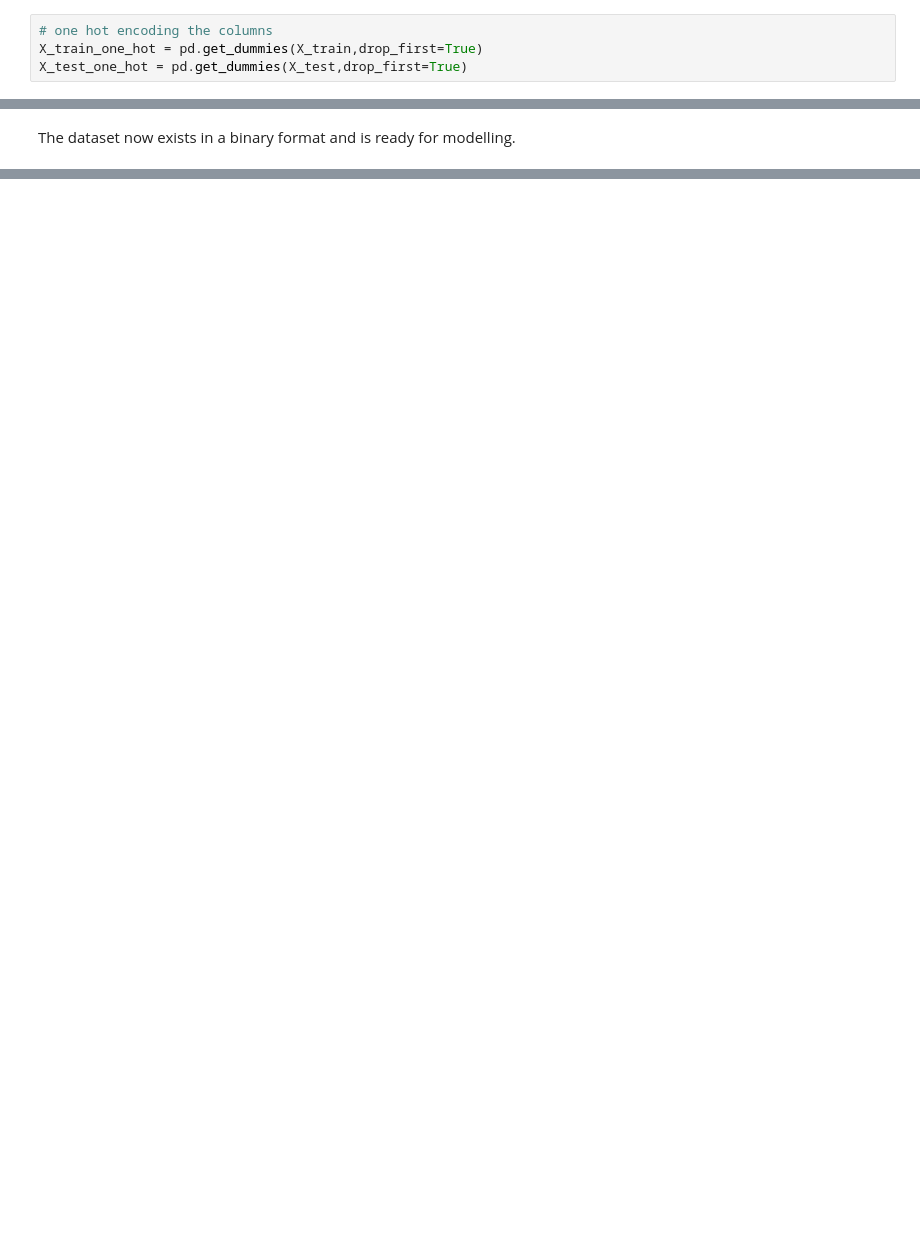
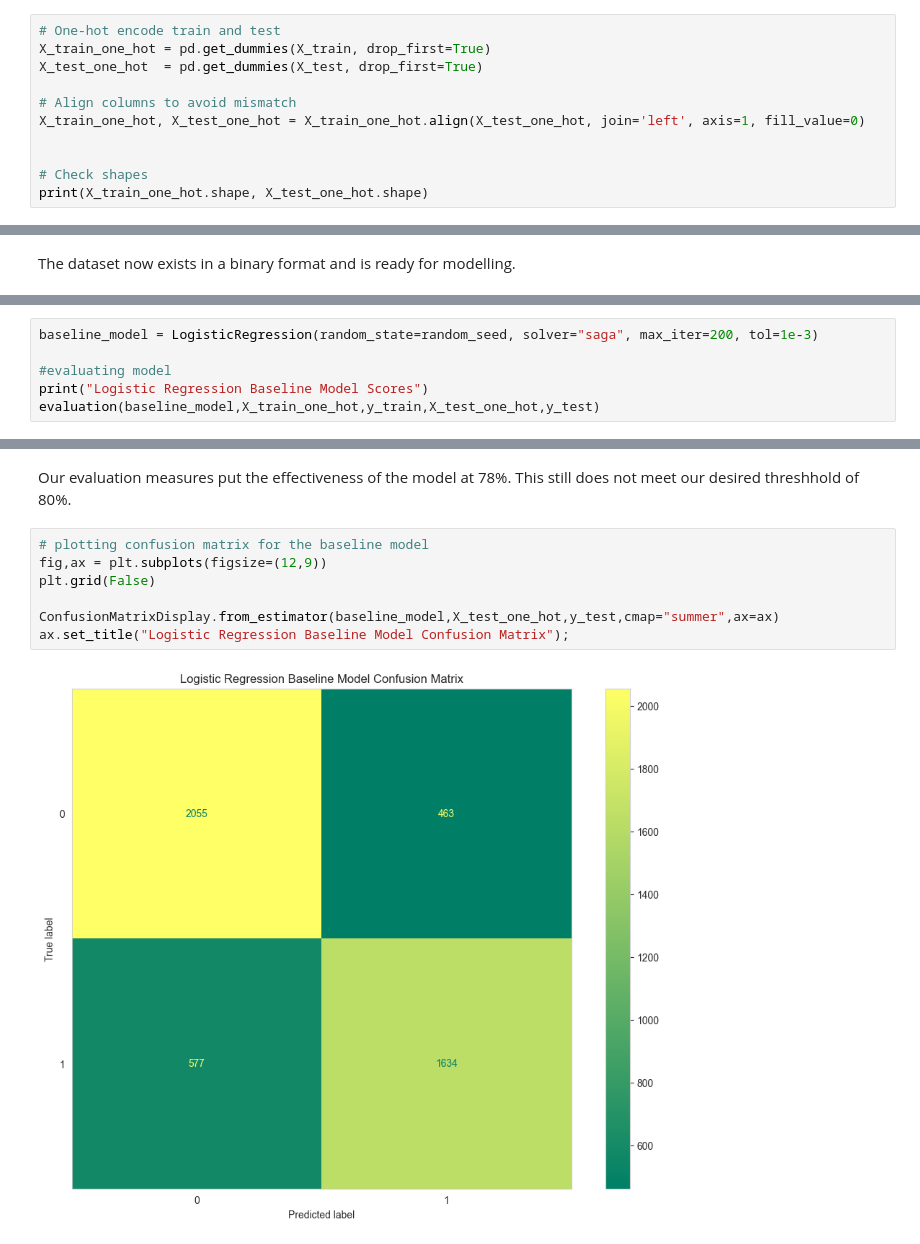
Before and after one commit to Tkei-54/Predicting-H1N1-and-Seasonal-Flu-Vaccination-Uptake-Using-Machine-Learning, a Jupyter notebook: vaccination_notebook.ipynb, the cells around one changed output, grey strips where cells are left out. Cells and saved outputs as stored; diff of their text form; blank space fills up the shorter version.

```diff
--- a/vaccination_notebook.ipynb
+++ b/vaccination_notebook.ipynb
@@ -509,4 +524,11 @@ Name: count, dtype: int64
 # %%
-# one hot encoding the columns
-X_train_one_hot = pd.get_dummies(X_train,drop_first=True)
-X_test_one_hot = pd.get_dummies(X_test,drop_first=True)
+# One-hot encode train and test
+X_train_one_hot = pd.get_dummies(X_train, drop_first=True)
+X_test_one_hot  = pd.get_dummies(X_test, drop_first=True)
+
+# Align columns to avoid mismatch
+X_train_one_hot, X_test_one_hot = X_train_one_hot.align(X_test_one_hot, join='left', axis=1, fill_value=0)
+
+
+# Check shapes
+print(X_train_one_hot.shape, X_test_one_hot.shape)
@@ -514,0 +567,6 @@ The dataset now exists in a binary format and is ready for modelling.
+# %%
+baseline_model = LogisticRegression(random_state=random_seed, solver="saga", max_iter=200, tol=1e-3)
+
+#evaluating model
+print("Logistic Regression Baseline Model Scores")
+evaluation(baseline_model,X_train_one_hot,y_train,X_test_one_hot,y_test)
@@ -514,0 +594,11 @@ The dataset now exists in a binary format and is ready for modelling.
+# %% [markdown]
+Our evaluation measures put the effectiveness of the model at 78%. This still does not meet our desired threshhold of 80%.
+# %%
+# plotting confusion matrix for the baseline model
+fig,ax = plt.subplots(figsize=(12,9))
+plt.grid(False)
+
+ConfusionMatrixDisplay.from_estimator(baseline_model,X_test_one_hot,y_test,cmap="summer",ax=ax)
+ax.set_title("Logistic Regression Baseline Model Confusion Matrix");
+# %% [output]
+[figure, added]
```
Also changed, not shown: parts of 38 cells of this notebook, 9 other files.
